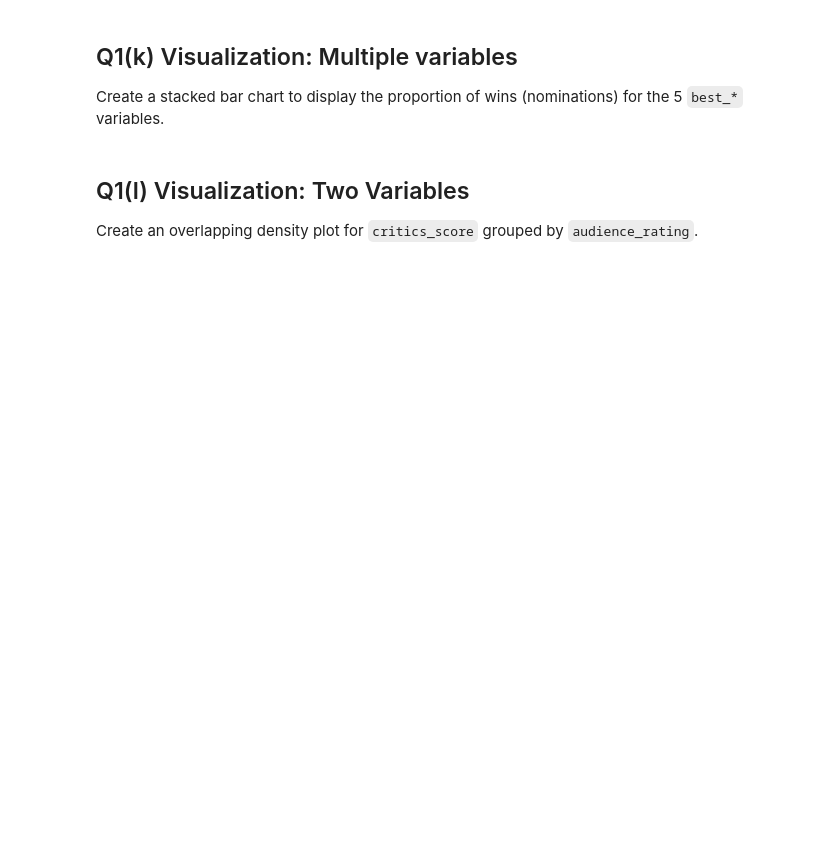
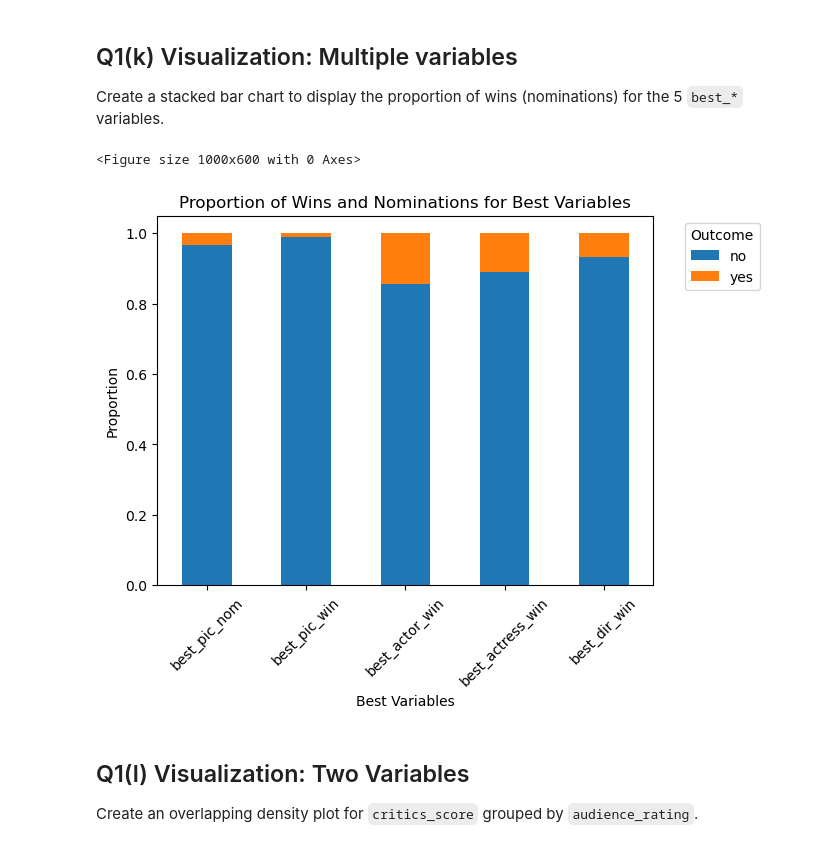
Before and after one commit to Spades5665/MTUClasses, a Jupyter notebook: CS4821-DataMining/a2/a2-4821.ipynb, the cells around one changed output. Saved outputs shown, nothing was run; the diff lists cells and outputs as text; code cells hidden in the pictures; blank space fills up the shorter version.

```diff
--- a/CS4821-DataMining/a2/a2-4821.ipynb
+++ b/CS4821-DataMining/a2/a2-4821.ipynb
@@ -273,3 +394,29 @@ Create a stacked bar chart to display the proportion of wins (nominations) for t
+# %%
+# Create a stacked bar chart to display the proportion of wins (nominations)
+#   for the 5 `best_*` variables.
+
+# Select the 'best_*' variables
+best_variables = ['best_pic_nom', 'best_pic_win', 'best_actor_win', 'best_actress_win', 'best_dir_win']
+
+# Calculate the number of wins and nominations for each 'best_*' variable
+wins_nominations = q1movies[best_variables].apply(lambda x: x.value_counts())
+
+# Transpose the DataFrame and calculate proportions
+wins_nominations = wins_nominations.transpose()
+proportions = wins_nominations.div(wins_nominations.sum(axis=1), axis=0)
+
+# Plot the stacked bar chart
+plt.figure(figsize=(10, 6))
+proportions.plot(kind='bar', stacked=True)
+plt.title('Proportion of Wins and Nominations for Best Variables')
+plt.xlabel('Best Variables')
+plt.ylabel('Proportion')
+plt.legend(title='Outcome', bbox_to_anchor=(1.05, 1), loc='upper left')
+plt.xticks(rotation=45)
+plt.show()
+# %% [output]
+<Figure size 1000x600 with 0 Axes>
+[figure, added]
 # %% [markdown]
 <!-- END QUESTION -->
 
```
Also changed, not shown: parts of 41 cells of this notebook.
